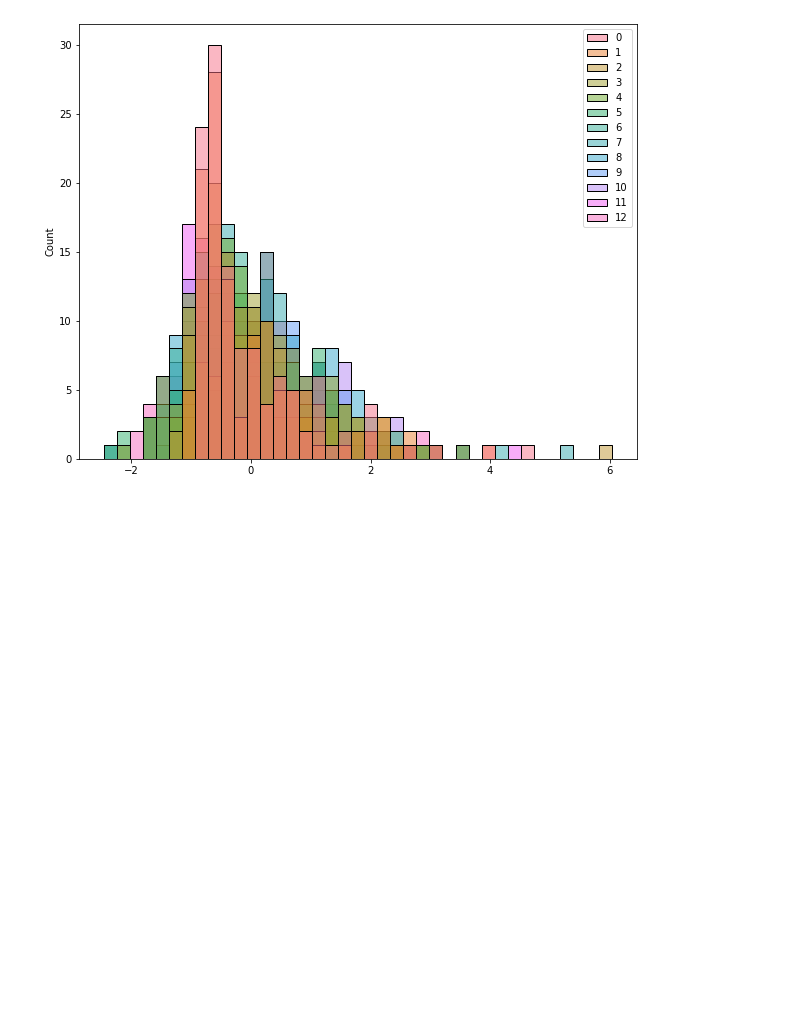
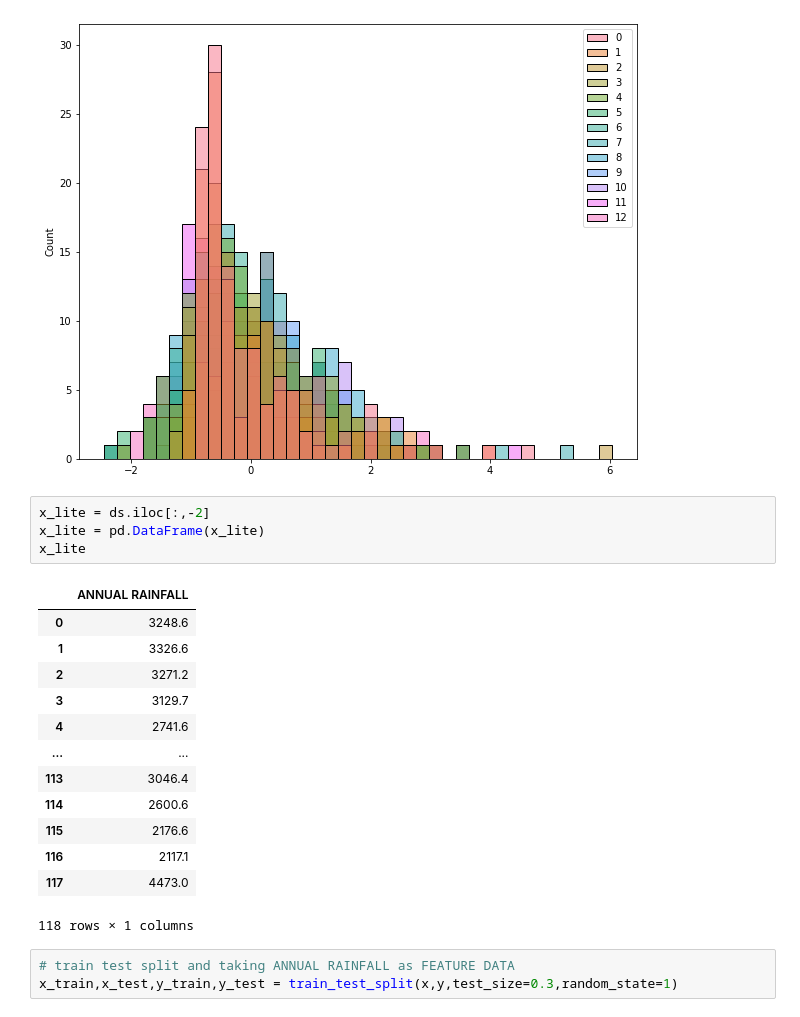
Before and after one commit to swapnendu31/Machine-Learning, a Jupyter notebook: ML_flood/ML-FLOOD.ipynb, the cells around one changed output. Saved outputs shown, nothing was run; the diff lists cells and outputs as text; blank space fills up the shorter version.

```diff
--- a/ML_flood/ML-FLOOD.ipynb
+++ b/ML_flood/ML-FLOOD.ipynb
@@ -165,3 +165,24 @@ sns.histplot(x)
 # %% [output]
 <AxesSubplot:ylabel='Count'>
 [figure]
+# %%
+x_lite = ds.iloc[:,-2]
+x_lite = pd.DataFrame(x_lite)
+x_lite
+# %% [output]
+|  | ANNUAL RAINFALL |
+| 0 | 3248.6 |
+| 1 | 3326.6 |
+| 2 | 3271.2 |
+| 3 | 3129.7 |
+| 4 | 2741.6 |
+| ... | ... |
+| 113 | 3046.4 |
+| 114 | 2600.6 |
+| 115 | 2176.6 |
+| 116 | 2117.1 |
+| 117 | 4473.0 |
+118 rows × 1 columns
+# %%
+# train test split and taking ANNUAL RAINFALL as FEATURE DATA
+x_train,x_test,y_train,y_test = train_test_split(x,y,test_size=0.3,random_state=1)
```
Also changed, not shown: parts of 11 cells of this notebook.
